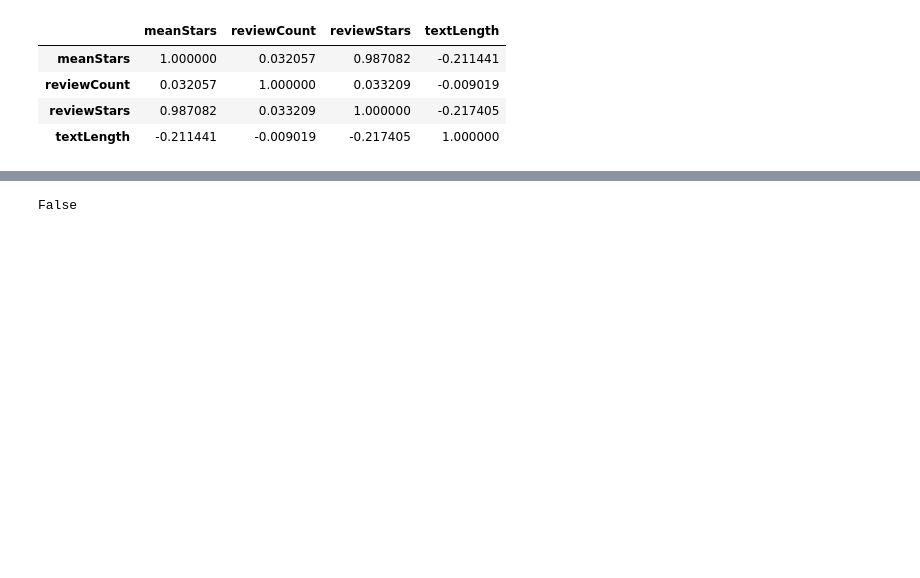
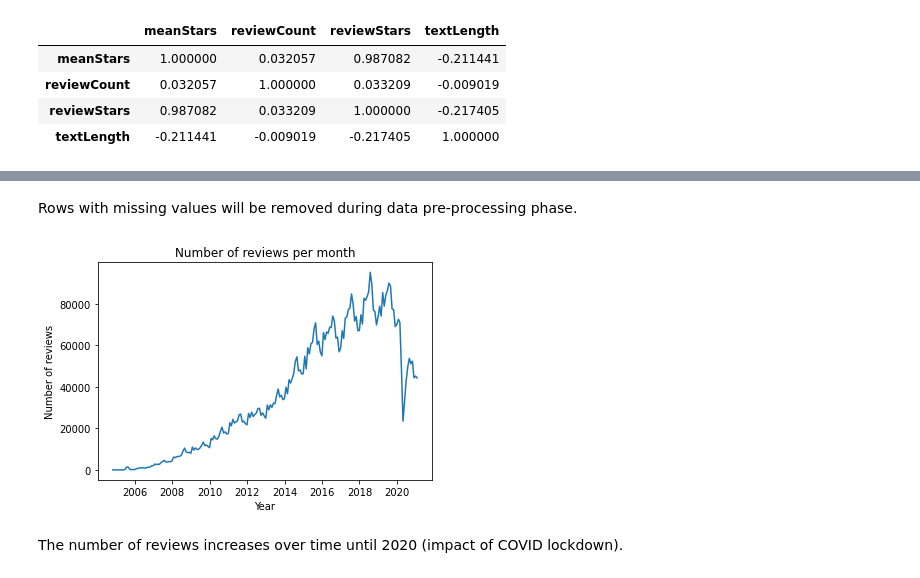
Before and after one commit to kode-git/sentiment-analysis-yelp, a Jupyter notebook: Data Analysis.ipynb, the cells around one changed output, grey strips where cells are left out. Drawn from its saved outputs; the diff is of its cells as text; code cells hidden in the pictures; blank space fills up the shorter version.

Commit message:
Adding Data Pre-Processing and end Data Analysis

```diff
--- a/Data Analysis.ipynb
+++ b/Data Analysis.ipynb
@@ -97,5 +111,14 @@ True
-# %%
-df.dropna(inplace=True)
-df.isna().values.any()
-# %% [output]
-False
+# %% [markdown]
+Rows with missing values will be removed during data pre-processing phase.
+# %%
+df['date'] = pd.to_datetime(df['date'])
+df = df.set_index('date')
+plt.plot(df['reviewStars'].resample('M').count())
+plt.xlabel('Year')
+plt.ylabel('Number of reviews')
+plt.title('Number of reviews per month')
+plt.show()
+# %% [output]
+[figure, added]
+# %% [markdown]
+The number of reviews increases over time until 2020 (impact of COVID lockdown).
```
Also changed, not shown: parts of 15 cells of this notebook, 2 other files.
